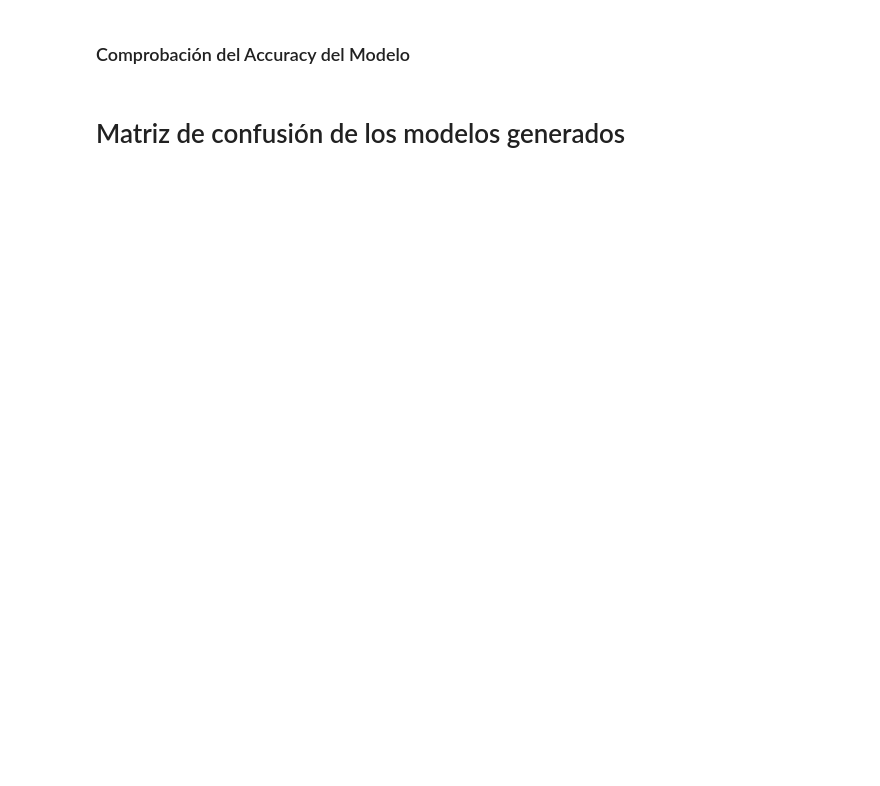
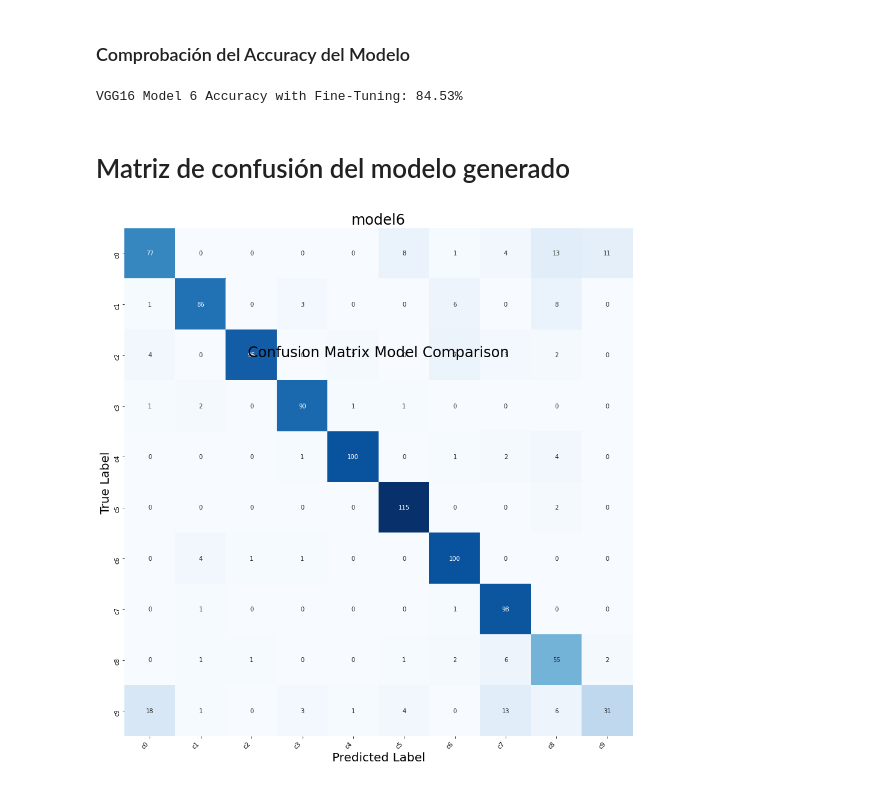
Before and after one commit to iareizagau/focusondriving, a Jupyter notebook: src/FocusOnDriving.ipynb, the cells around one changed output. Drawn from its saved outputs; the diff is of its cells as text; code cells hidden in the pictures; blank space fills up the shorter version.

```diff
--- a/src/FocusOnDriving.ipynb
+++ b/src/FocusOnDriving.ipynb
@@ -435,52 +289,36 @@ Executing op VarHandleOp in device /job:localhost/replica:0/task:0/device:GPU:0
 # %% [markdown]
 ### Comprobación del Accuracy del Modelo
 # %%
+fine_tune = 2
 true_classes = testgen.classes
 class_indices = testgen.class_indices
 class_indices = dict((v,k) for k,v in class_indices.items())
-model_list = []
-for i in [1, 2, 3, 4, 5]:
-    model = create_model(input_shape, n_classes, optim, fine_tune=2, n_model=i)
-    model.load_weights(f'./model/model{i}.hdf5')
-    model_pred = model.predict(testgen)
-    model_pred_classes = np.argmax(model_pred, axis=1)
-    model_list.append(model_pred_classes)
-    from sklearn.metrics import accuracy_score
-    model_acc_ft = accuracy_score(true_classes, model_pred_classes)
-    print("VGG16 Model {} Accuracy with Fine-Tuning: {:.2f}%".format(i, model_acc_ft * 100))
+
+model = create_model(input_shape, n_classes, optim, fine_tune, n_model)
+model.load_weights(f'./model/model{n_model}.hdf5')
+model_pred = model.predict(testgen)
+model_pred_classes = np.argmax(model_pred, axis=1)
+from sklearn.metrics import accuracy_score
+model_acc_ft = accuracy_score(true_classes, model_pred_classes)
+print("VGG16 Model {} Accuracy with Fine-Tuning: {:.2f}%".format(n_model, model_acc_ft * 100))
+# %% [output]
+VGG16 Model 6 Accuracy with Fine-Tuning: 84.53%
 # %% [markdown]
-# Matriz de confusión de los modelos generados
+# Matriz de confusión del modelo generado
 # %%
 import seaborn as sns
 from sklearn.metrics import confusion_matrix
 
 # Get the names of the ten classes
 class_names = testgen.class_indices.keys()
 
-def plot_heatmap(y_true, y_pred, class_names, ax, title):
-    cm = confusion_matrix(y_true, y_pred)
-    sns.heatmap(
-        cm,
-        annot=True,
-        square=True,
-        xticklabels=class_names,
-        yticklabels=class_names,
-        fmt='d',
-        cmap=plt.cm.Blues,
-        cbar=False,
-        ax=ax
-    )
-    ax.set_title(title, fontsize=24)
-    ax.set_xticklabels(ax.get_xticklabels(), rotation=45, ha="right")
-    ax.set_ylabel('True Label', fontsize=20)
-    ax.set_xlabel('Predicted Label', fontsize=20)
+fig, axes = plt.subplots(1, 1, figsize=(20, 10))
 
-fig, axes = plt.subplots(1, 5, figsize=(20, 10))
-
-for i, _model in enumerate(model_list):
-    plot_heatmap(true_classes, _model, class_names, axes[i], title=f"model{i+1}")
+plot_heatmap(true_classes, model_pred_classes, class_names, axes, title=f"model{n_model}")
 
 fig.suptitle("Confusion Matrix Model Comparison", fontsize=24)
 fig.tight_layout()
 fig.subplots_adjust(top=1.25)
 plt.show()
+# %% [output]
+[figure, added]
```
Also changed, not shown: parts of 18 cells of this notebook, 1 other file.
